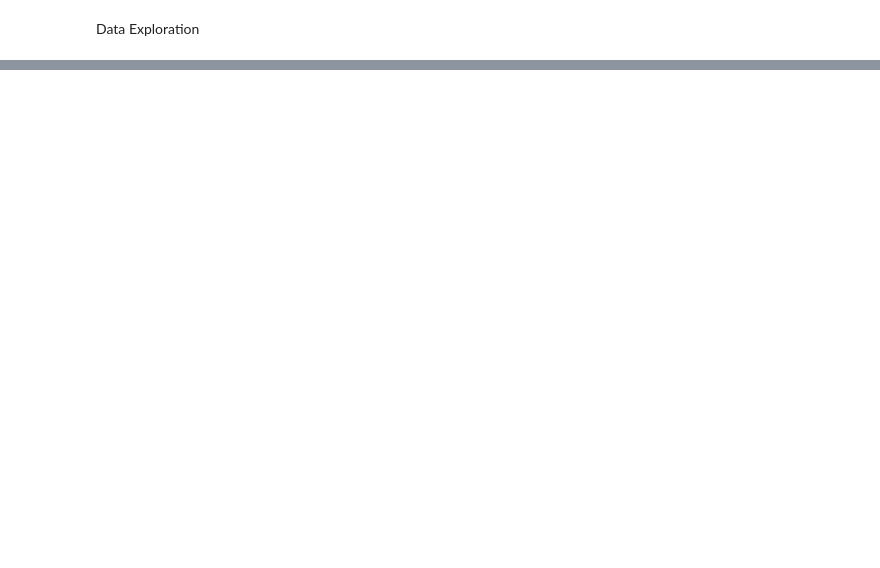
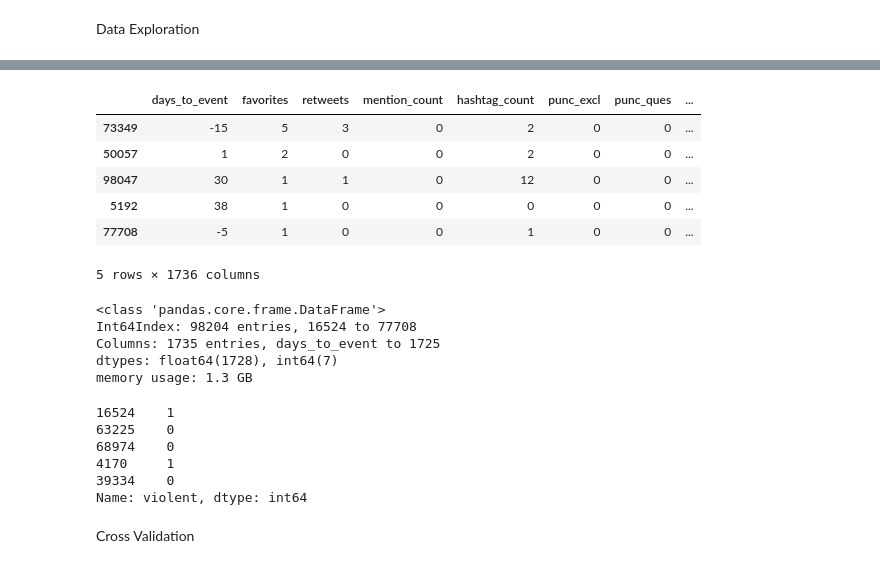
Before and after one commit to Vikramjeet-Singh/SocialUnrestTwitterAnalysis, a Jupyter notebook: SocialUnrest.ipynb, the cells around one changed output, grey strips where cells are left out. Cells and saved outputs as stored; diff of their text form; code cells hidden in the pictures; blank space fills up the shorter version.

```diff
--- a/SocialUnrest.ipynb
+++ b/SocialUnrest.ipynb
@@ -500,0 +531,10 @@ Data Exploration
+# %%
+final_training_features_df_1.tail()
+# %% [output]
+|  | days_to_event | favorites | retweets | mention_count | hashtag_count | punc_excl | punc_ques | ... |
+| 73349 | -15 | 5 | 3 | 0 | 2 | 0 | 0 | ... |
+| 50057 | 1 | 2 | 0 | 0 | 2 | 0 | 0 | ... |
+| 98047 | 30 | 1 | 1 | 0 | 12 | 0 | 0 | ... |
+| 5192 | 38 | 1 | 0 | 0 | 0 | 0 | 0 | ... |
+| 77708 | -5 | 1 | 0 | 0 | 1 | 0 | 0 | ... |
+5 rows × 1736 columns
@@ -500,0 +544,19 @@ Data Exploration
+# %%
+X.info()
+# %% [output]
+<class 'pandas.core.frame.DataFrame'>
+Int64Index: 98204 entries, 16524 to 77708
+Columns: 1735 entries, days_to_event to 1725
+dtypes: float64(1728), int64(7)
+memory usage: 1.3 GB
+# %%
+Y.head()
+# %% [output]
+16524    1
+63225    0
+68974    0
+4170     1
+39334    0
+Name: violent, dtype: int64
+# %% [markdown]
+Cross Validation
```
Also changed, not shown: parts of 9 cells of this notebook.
